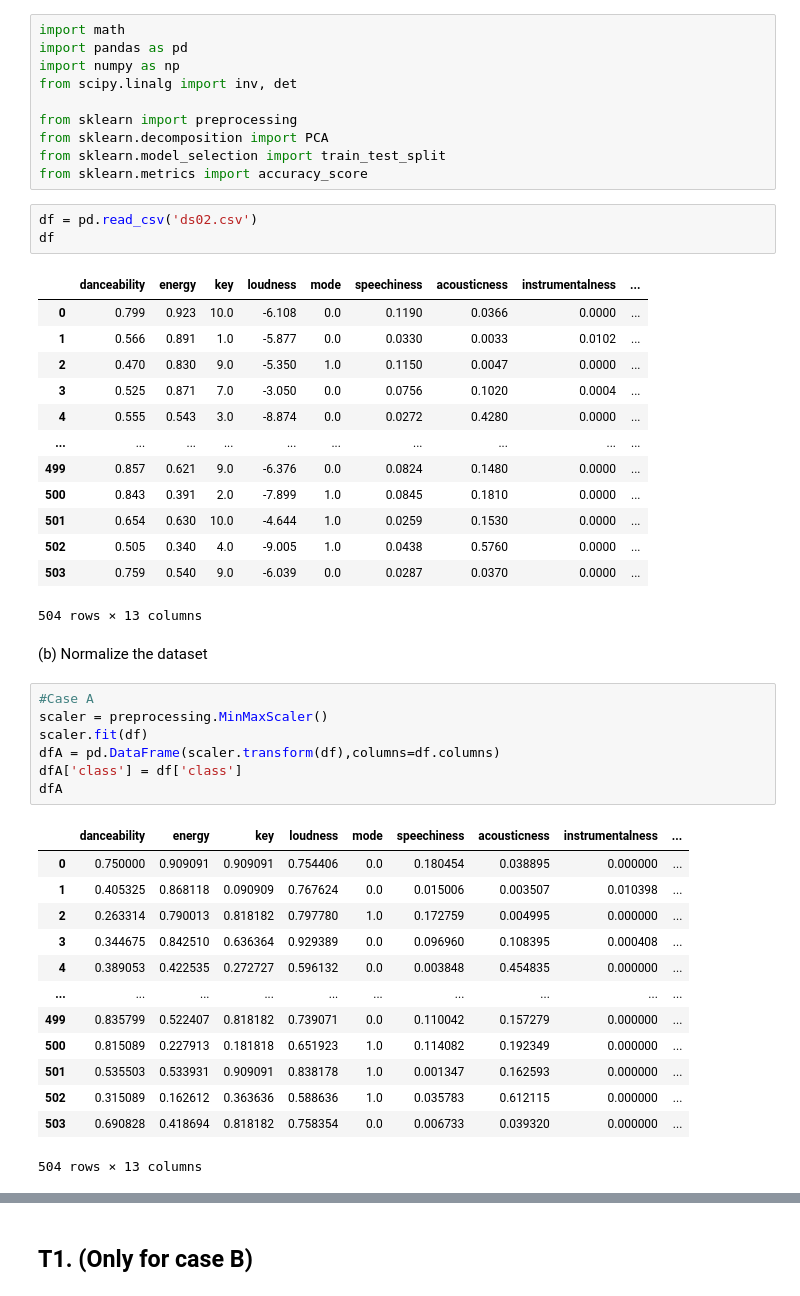
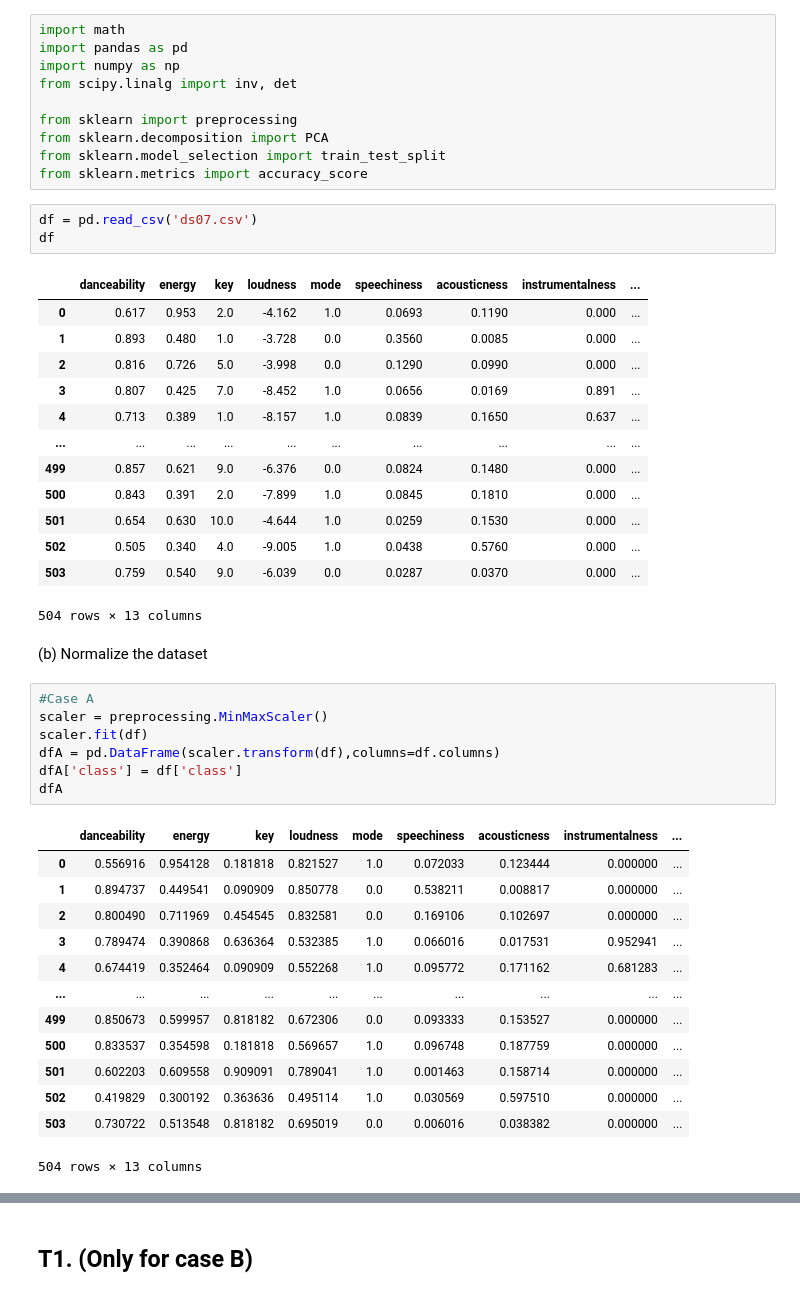
Before and after one commit to pedromartip/Supervised-Learning, a Jupyter notebook: Handout#2.ipynb, the cells around one changed output, grey strips where cells are left out. Saved outputs shown, nothing was run; the diff lists cells and outputs as text.

```diff
--- a/Handout#2.ipynb
+++ b/Handout#2.ipynb
@@ -14,21 +14,21 @@ from sklearn.decomposition import PCA
 from sklearn.model_selection import train_test_split
 from sklearn.metrics import accuracy_score
 # %%
-df = pd.read_csv('ds02.csv')
+df = pd.read_csv('ds07.csv')
 df
 # %% [output]
 |  | danceability | energy | key | loudness | mode | speechiness | acousticness | instrumentalness | ... |
-| 0 | 0.799 | 0.923 | 10.0 | -6.108 | 0.0 | 0.1190 | 0.0366 | 0.0000 | ... |
-| 1 | 0.566 | 0.891 | 1.0 | -5.877 | 0.0 | 0.0330 | 0.0033 | 0.0102 | ... |
-| 2 | 0.470 | 0.830 | 9.0 | -5.350 | 1.0 | 0.1150 | 0.0047 | 0.0000 | ... |
-| 3 | 0.525 | 0.871 | 7.0 | -3.050 | 0.0 | 0.0756 | 0.1020 | 0.0004 | ... |
-| 4 | 0.555 | 0.543 | 3.0 | -8.874 | 0.0 | 0.0272 | 0.4280 | 0.0000 | ... |
+| 0 | 0.617 | 0.953 | 2.0 | -4.162 | 1.0 | 0.0693 | 0.1190 | 0.000 | ... |
+| 1 | 0.893 | 0.480 | 1.0 | -3.728 | 0.0 | 0.3560 | 0.0085 | 0.000 | ... |
+| 2 | 0.816 | 0.726 | 5.0 | -3.998 | 0.0 | 0.1290 | 0.0990 | 0.000 | ... |
+| 3 | 0.807 | 0.425 | 7.0 | -8.452 | 1.0 | 0.0656 | 0.0169 | 0.891 | ... |
+| 4 | 0.713 | 0.389 | 1.0 | -8.157 | 1.0 | 0.0839 | 0.1650 | 0.637 | ... |
 | ... | ... | ... | ... | ... | ... | ... | ... | ... | ... |
-| 499 | 0.857 | 0.621 | 9.0 | -6.376 | 0.0 | 0.0824 | 0.1480 | 0.0000 | ... |
-| 500 | 0.843 | 0.391 | 2.0 | -7.899 | 1.0 | 0.0845 | 0.1810 | 0.0000 | ... |
-| 501 | 0.654 | 0.630 | 10.0 | -4.644 | 1.0 | 0.0259 | 0.1530 | 0.0000 | ... |
-| 502 | 0.505 | 0.340 | 4.0 | -9.005 | 1.0 | 0.0438 | 0.5760 | 0.0000 | ... |
-| 503 | 0.759 | 0.540 | 9.0 | -6.039 | 0.0 | 0.0287 | 0.0370 | 0.0000 | ... |
+| 499 | 0.857 | 0.621 | 9.0 | -6.376 | 0.0 | 0.0824 | 0.1480 | 0.000 | ... |
+| 500 | 0.843 | 0.391 | 2.0 | -7.899 | 1.0 | 0.0845 | 0.1810 | 0.000 | ... |
+| 501 | 0.654 | 0.630 | 10.0 | -4.644 | 1.0 | 0.0259 | 0.1530 | 0.000 | ... |
+| 502 | 0.505 | 0.340 | 4.0 | -9.005 | 1.0 | 0.0438 | 0.5760 | 0.000 | ... |
+| 503 | 0.759 | 0.540 | 9.0 | -6.039 | 0.0 | 0.0287 | 0.0370 | 0.000 | ... |
 504 rows × 13 columns
 # %% [markdown]
 (b) Normalize the dataset
@@ -41,17 +41,17 @@ dfA['class'] = df['class']
 dfA
 # %% [output]
 |  | danceability | energy | key | loudness | mode | speechiness | acousticness | instrumentalness | ... |
-| 0 | 0.750000 | 0.909091 | 0.909091 | 0.754406 | 0.0 | 0.180454 | 0.038895 | 0.000000 | ... |
-| 1 | 0.405325 | 0.868118 | 0.090909 | 0.767624 | 0.0 | 0.015006 | 0.003507 | 0.010398 | ... |
-| 2 | 0.263314 | 0.790013 | 0.818182 | 0.797780 | 1.0 | 0.172759 | 0.004995 | 0.000000 | ... |
-| 3 | 0.344675 | 0.842510 | 0.636364 | 0.929389 | 0.0 | 0.096960 | 0.108395 | 0.000408 | ... |
-| 4 | 0.389053 | 0.422535 | 0.272727 | 0.596132 | 0.0 | 0.003848 | 0.454835 | 0.000000 | ... |
+| 0 | 0.556916 | 0.954128 | 0.181818 | 0.821527 | 1.0 | 0.072033 | 0.123444 | 0.000000 | ... |
+| 1 | 0.894737 | 0.449541 | 0.090909 | 0.850778 | 0.0 | 0.538211 | 0.008817 | 0.000000 | ... |
+| 2 | 0.800490 | 0.711969 | 0.454545 | 0.832581 | 0.0 | 0.169106 | 0.102697 | 0.000000 | ... |
+| 3 | 0.789474 | 0.390868 | 0.636364 | 0.532385 | 1.0 | 0.066016 | 0.017531 | 0.952941 | ... |
+| 4 | 0.674419 | 0.352464 | 0.090909 | 0.552268 | 1.0 | 0.095772 | 0.171162 | 0.681283 | ... |
 | ... | ... | ... | ... | ... | ... | ... | ... | ... | ... |
-| 499 | 0.835799 | 0.522407 | 0.818182 | 0.739071 | 0.0 | 0.110042 | 0.157279 | 0.000000 | ... |
-| 500 | 0.815089 | 0.227913 | 0.181818 | 0.651923 | 1.0 | 0.114082 | 0.192349 | 0.000000 | ... |
-| 501 | 0.535503 | 0.533931 | 0.909091 | 0.838178 | 1.0 | 0.001347 | 0.162593 | 0.000000 | ... |
-| 502 | 0.315089 | 0.162612 | 0.363636 | 0.588636 | 1.0 | 0.035783 | 0.612115 | 0.000000 | ... |
-| 503 | 0.690828 | 0.418694 | 0.818182 | 0.758354 | 0.0 | 0.006733 | 0.039320 | 0.000000 | ... |
+| 499 | 0.850673 | 0.599957 | 0.818182 | 0.672306 | 0.0 | 0.093333 | 0.153527 | 0.000000 | ... |
+| 500 | 0.833537 | 0.354598 | 0.181818 | 0.569657 | 1.0 | 0.096748 | 0.187759 | 0.000000 | ... |
+| 501 | 0.602203 | 0.609558 | 0.909091 | 0.789041 | 1.0 | 0.001463 | 0.158714 | 0.000000 | ... |
+| 502 | 0.419829 | 0.300192 | 0.363636 | 0.495114 | 1.0 | 0.030569 | 0.597510 | 0.000000 | ... |
+| 503 | 0.730722 | 0.513548 | 0.818182 | 0.695019 | 0.0 | 0.006016 | 0.038382 | 0.000000 | ... |
 504 rows × 13 columns
 # %%
 #Case B
```
Also changed, not shown: parts of 4 cells of this notebook.
